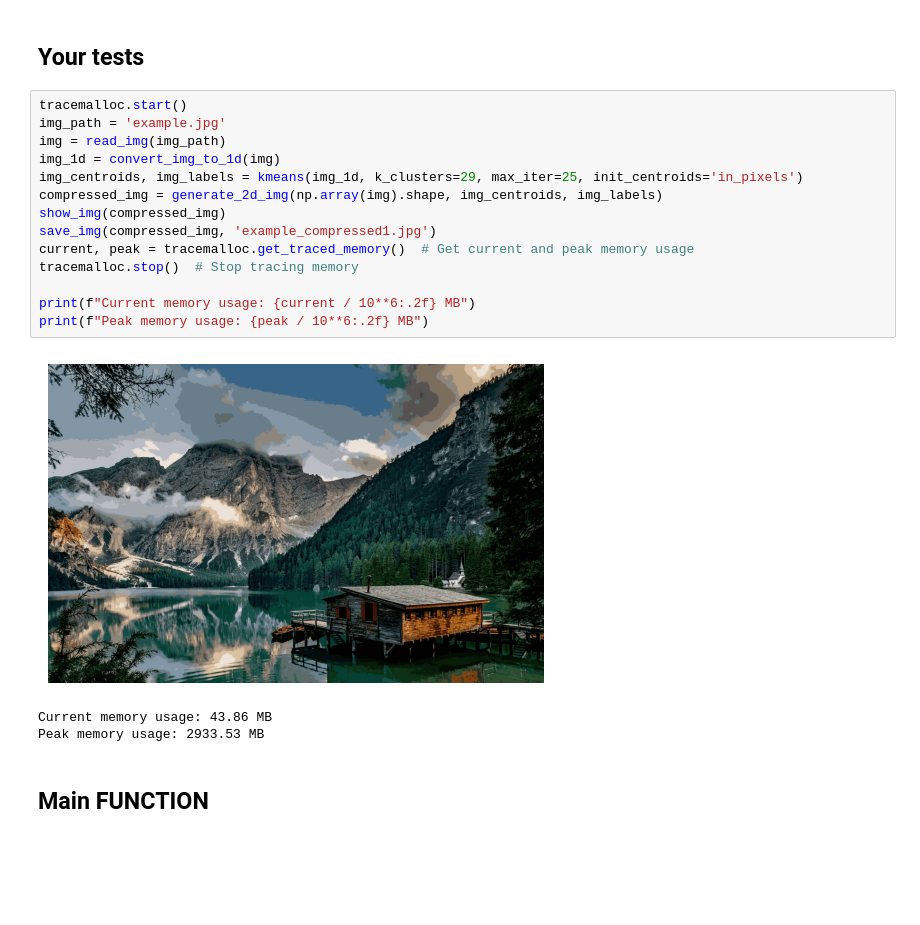
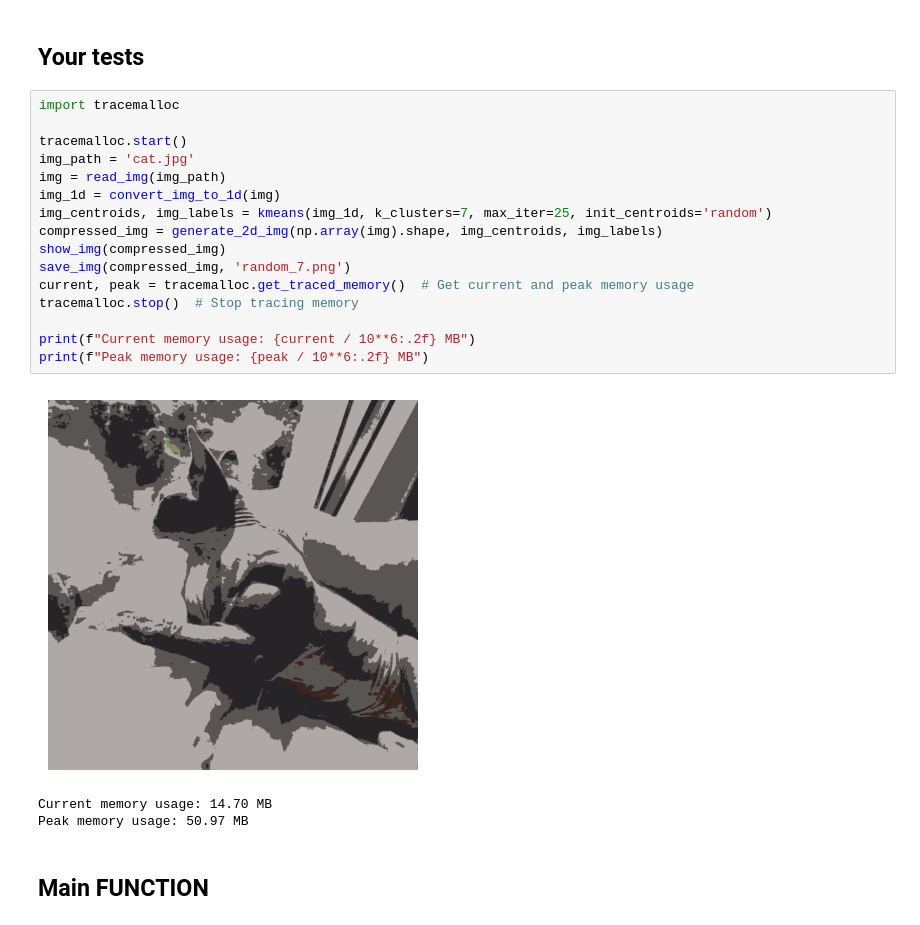
Before and after one commit to NTT1906/applied_math_lab_2, a Jupyter notebook: 23127255.ipynb, the cells around one changed output. Cells and saved outputs as stored; diff of their text form; blank space fills up the shorter version.

```diff
--- a/23127255.ipynb
+++ b/23127255.ipynb
@@ -216,22 +201,24 @@ def count_color(img: Image) -> int:
 # %% [markdown]
 ## Your tests
 # %%
+import tracemalloc
+
 tracemalloc.start()
-img_path = 'example.jpg'
+img_path = 'cat.jpg'
 img = read_img(img_path)
 img_1d = convert_img_to_1d(img)
-img_centroids, img_labels = kmeans(img_1d, k_clusters=29, max_iter=25, init_centroids='in_pixels')
+img_centroids, img_labels = kmeans(img_1d, k_clusters=7, max_iter=25, init_centroids='random')
 compressed_img = generate_2d_img(np.array(img).shape, img_centroids, img_labels)
 show_img(compressed_img)
-save_img(compressed_img, 'example_compressed1.jpg')
+save_img(compressed_img, 'random_7.png')
 current, peak = tracemalloc.get_traced_memory()  # Get current and peak memory usage
 tracemalloc.stop()  # Stop tracing memory
 
 print(f"Current memory usage: {current / 10**6:.2f} MB")
 print(f"Peak memory usage: {peak / 10**6:.2f} MB")
 # %% [output]
-[figure, old version]
+[figure, new version]
-Current memory usage: 43.86 MB
-Peak memory usage: 2933.53 MB
+Current memory usage: 14.70 MB
+Peak memory usage: 50.97 MB
 # %% [markdown]
 ## Main FUNCTION
```
Also changed, not shown: parts of 17 cells of this notebook, 23 other files.
